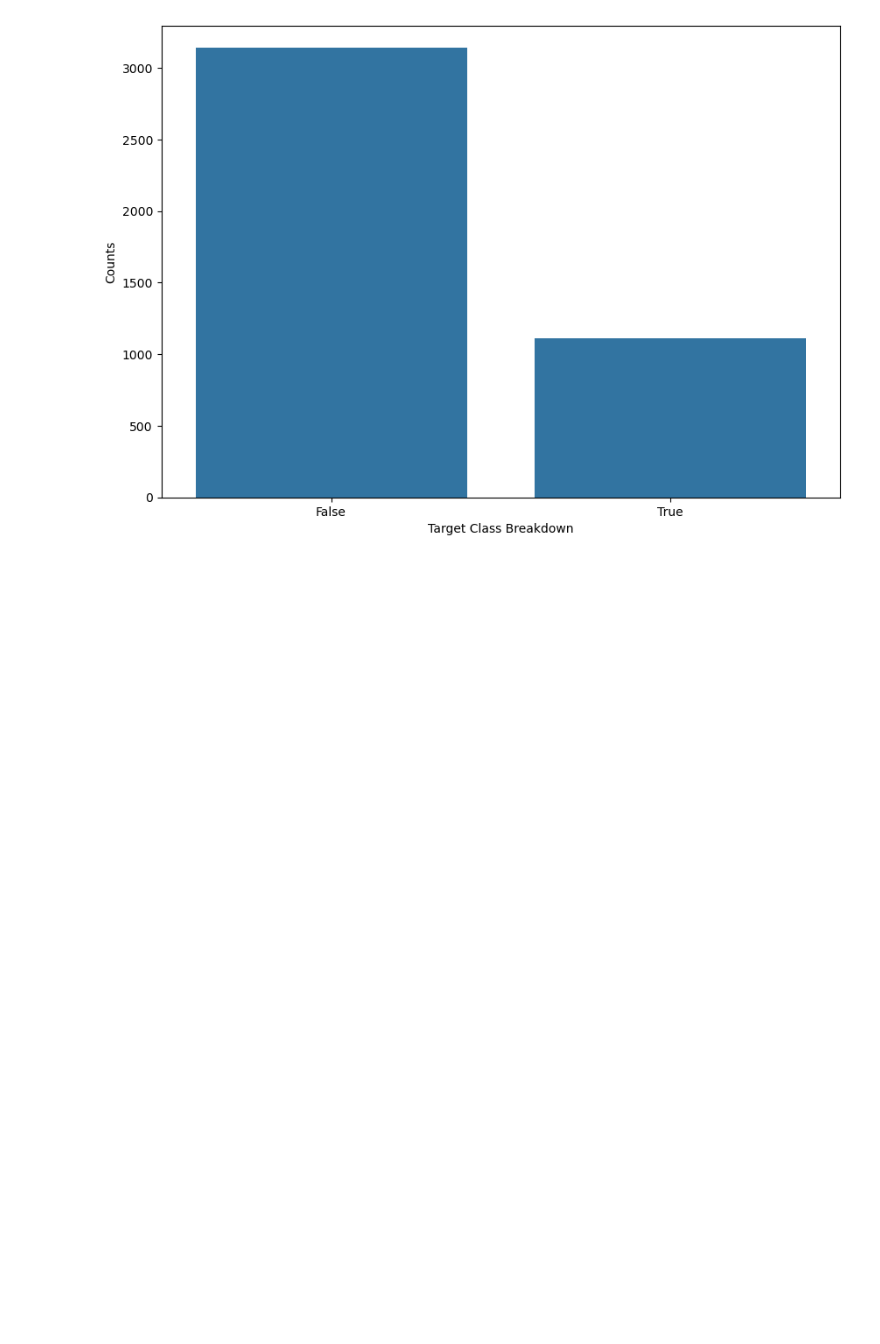
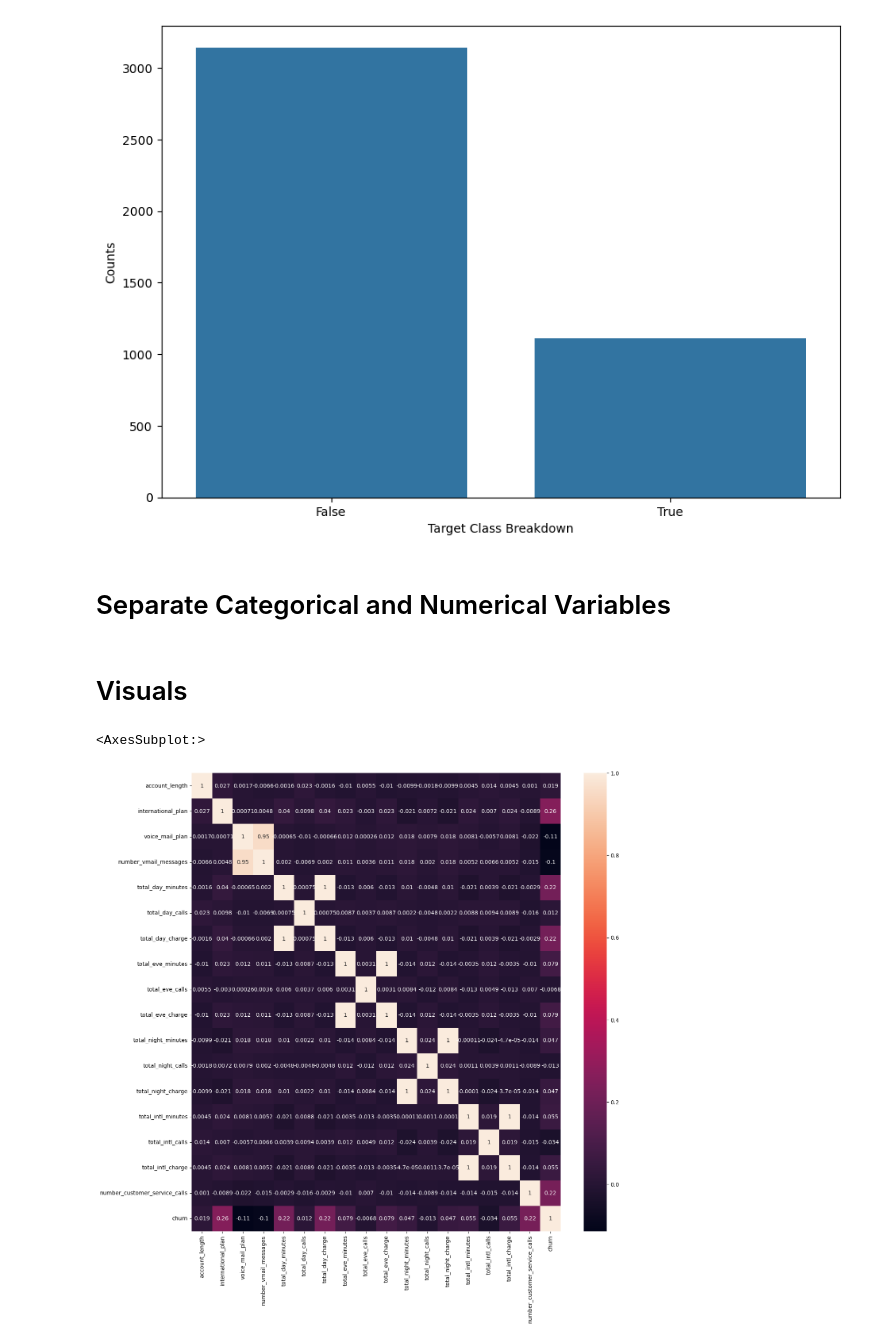
Before and after one commit to MaukanMir/BigQuery-Churn-Analysis, a Jupyter notebook: training.ipynb, the cells around one changed output. Drawn from its saved outputs; the diff is of its cells as text; code cells hidden in the pictures; blank space fills up the shorter version.

```diff
--- a/training.ipynb
+++ b/training.ipynb
@@ -121,3 +121,17 @@ check_class_imbalance(df["voice_mail_plan"])
 # %% [output]
 [figure]
 [figure]
+# %% [markdown]
+# Separate Categorical and Numerical Variables
+# %%
+categorical_types = df.select_dtypes(include="object")
+numerical_types = df.select_dtypes(exclude="object")
+# %% [markdown]
+# Visuals
+# %%
+plt.figure(figsize=(15, 15))
+relations = numerical_types.corr()
+sns.heatmap(data=relations, annot=True)
+# %% [output]
+<AxesSubplot:>
+[figure, added]
```
